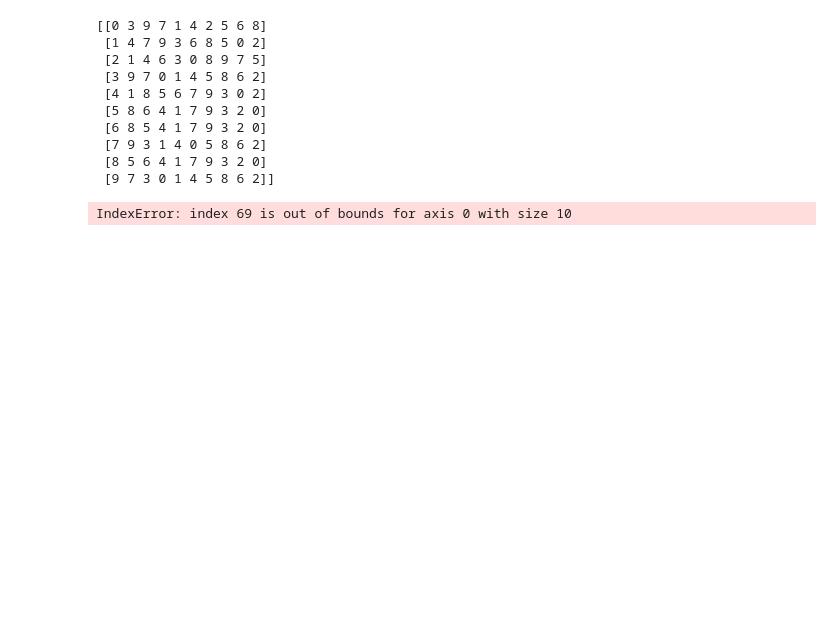
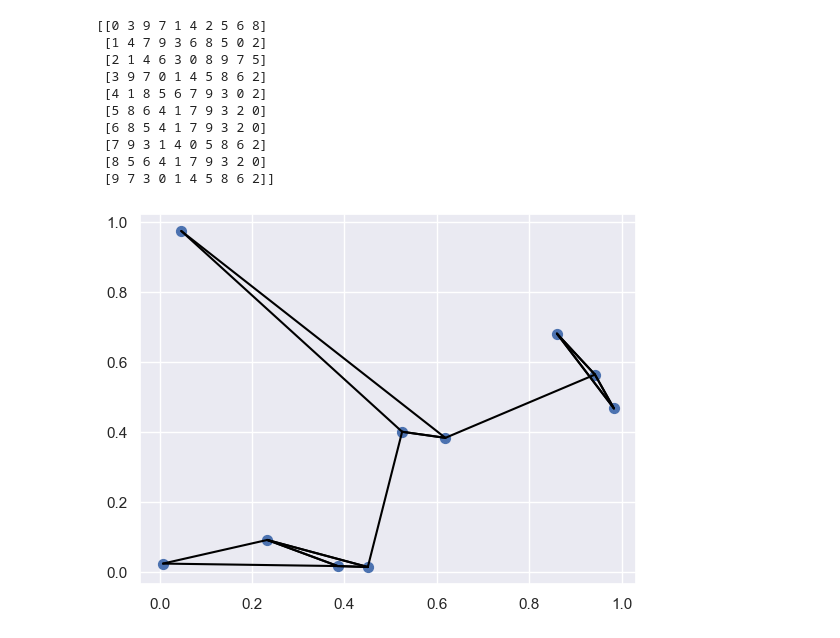
Before and after one commit to Astro-Joe/Data_Science_Learning_Process, a Jupyter notebook: Numerical_Python/Sorting_arrays.ipynb, the cells around one changed output. Cells and saved outputs as stored; diff of their text form; code cells hidden in the pictures; blank space fills up the shorter version.

```diff
--- a/Numerical_Python/Sorting_arrays.ipynb
+++ b/Numerical_Python/Sorting_arrays.ipynb
@@ -129,15 +129,16 @@ print(nearest)
  [9 7 3 0 1 4 5 8 6 2]]
 # %%
 K = 2
-nearest_partition = np.argpartition(dis_sq, K+1, axis=1)
+nearest_partition = np.argpartition(dist_sq, K + 1, axis=1)
 # %%
-plt.scatter(X[:, 0], X[:, 1], s=100)
+plt.scatter(X[:, 0], X[:, 1], s=50)
 # draw lines from each point to its two nearest neighbors
 K = 2
 for i in range(X.shape[0]):
     for j in nearest_partition[i, :K+1]:
 # plot a line from X[i] to X[j]
 # use some zip magic to make it happen:
         plt.plot(*zip(X[j], X[i]), color='black')
+plt.show()
 # %% [output]
-IndexError: index 69 is out of bounds for axis 0 with size 10
+[figure, added]
```
Also changed, not shown: parts of 1 cell of this notebook.
